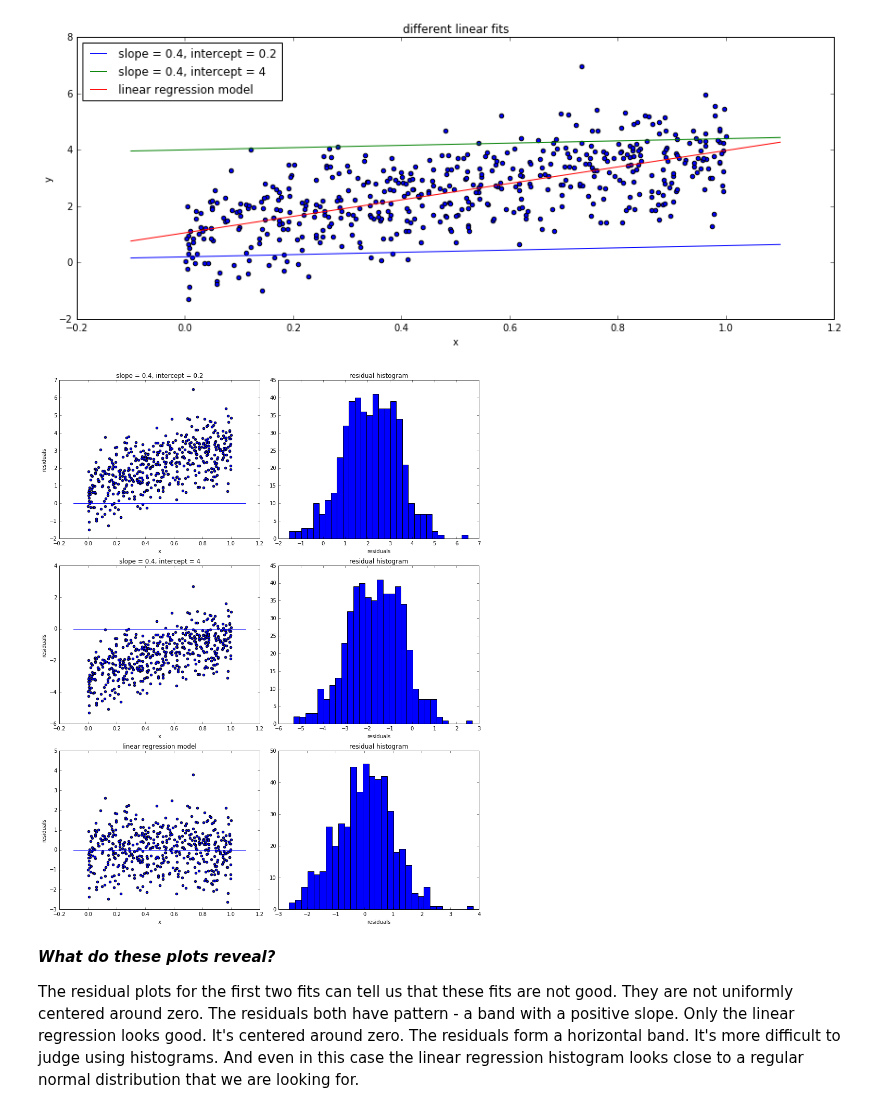
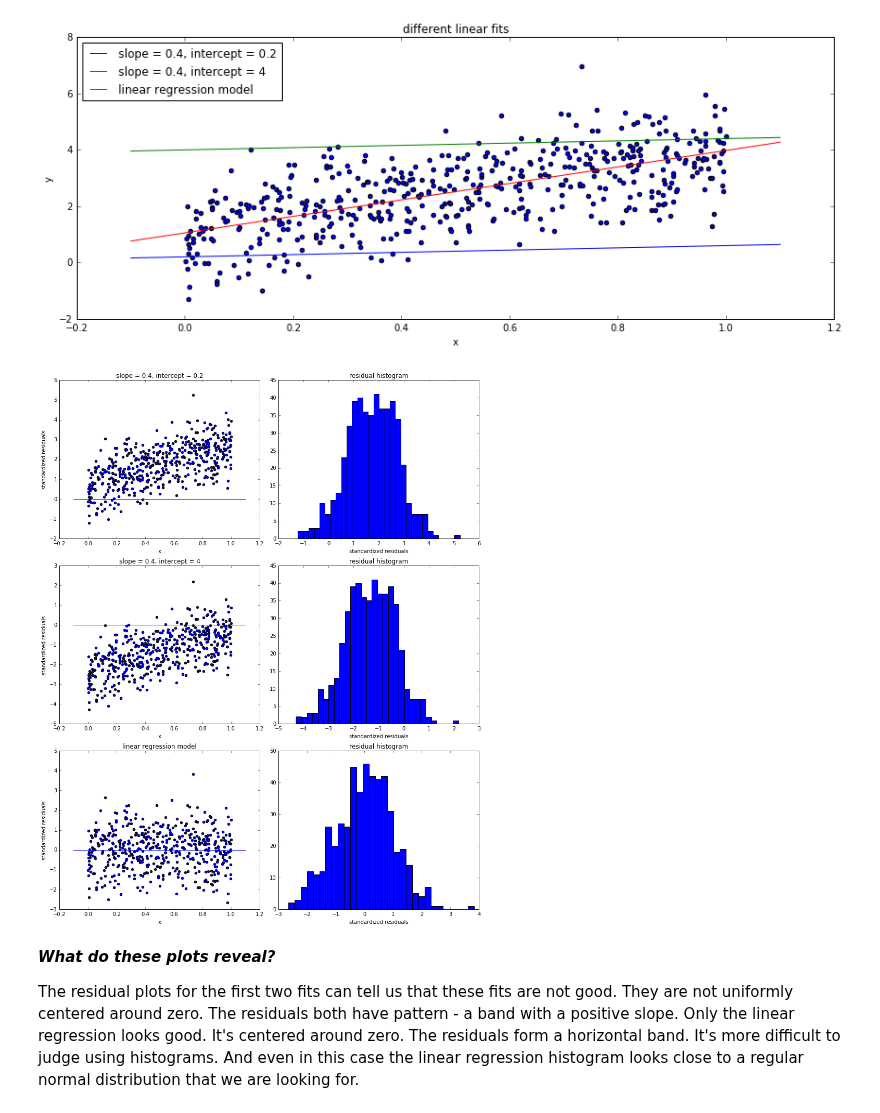
Before and after one commit to colbyZ/test1, a Jupyter notebook: hw/hw2/Zambalayev_Timur_CSCI_E_109a_HW2.ipynb, the cells around one changed output. Cells and saved outputs as stored; diff of their text form; code cells hidden in the pictures.

```diff
--- a/hw/hw2/Zambalayev_Timur_CSCI_E_109a_HW2.ipynb
+++ b/hw/hw2/Zambalayev_Timur_CSCI_E_109a_HW2.ipynb
@@ -624,42 +624,43 @@ visualize_fit()
 # %% [output]
 [figure]
 # %%
-def compute_residuals(x_values, y_values, linear_fit):
+def compute_standardized_residuals(x_values, y_values, linear_fit):
     residuals = []
     for x, y in izip(x_values, y_values):
         residuals.append(y - (x * linear_fit.slope + linear_fit.intercept))
-    return residuals
+    std = np.std(residuals)
+    return [r / std for r in residuals]
 
 
 def residual_plots():
     df = problem_3a_data.df
 
     x_values = df['x']
     y_values = df['y']
 
     fig, axes = plt.subplots(3, 2, figsize=(12, 15))
 
     for i, fit_info in enumerate(problem_3a_data.fit_info_list):
         ax1 = axes[i][0]
-        residuals = compute_residuals(x_values, y_values, fit_info.linear_fit)
-        ax1.scatter(x_values, residuals)
+        standardized_residuals = compute_standardized_residuals(x_values, y_values, fit_info.linear_fit)
+        ax1.scatter(x_values, standardized_residuals)
         ax1.set_xlabel('x')
-        ax1.set_ylabel('residuals')
+        ax1.set_ylabel('standardized residuals')
         ax1.set_title(fit_info.title)
         ax1.plot((-0.1, 1.1), (0, 0))
 
         ax2 = axes[i][1]
-        ax2.hist(residuals, 30)
-        ax2.set_xlabel('residuals')
+        ax2.hist(standardized_residuals, 30)
+        ax2.set_xlabel('standardized residuals')
         ax2.set_title('residual histogram')
 
     plt.tight_layout()
     plt.show()
 
 
 residual_plots()
 # %% [output]
-[figure, old version]
+[figure, new version]
 # %% [markdown]
 ***What do these plots reveal?***
 
```
Also changed, not shown: parts of 4 cells of this notebook, 1 other file.
